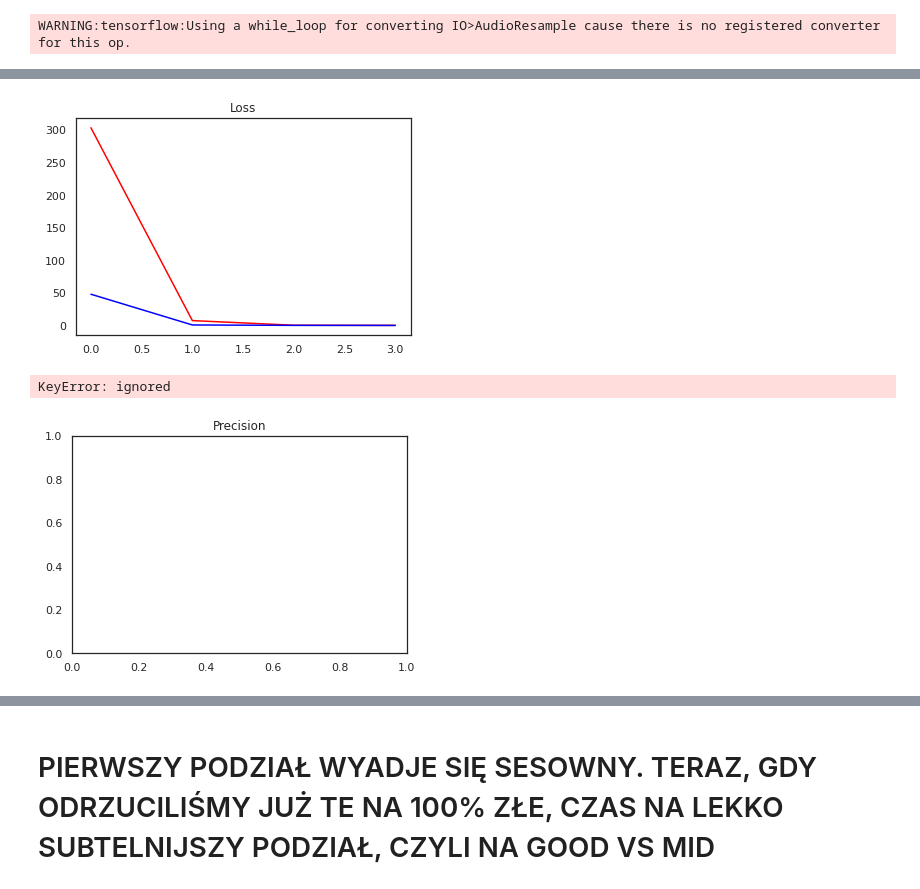
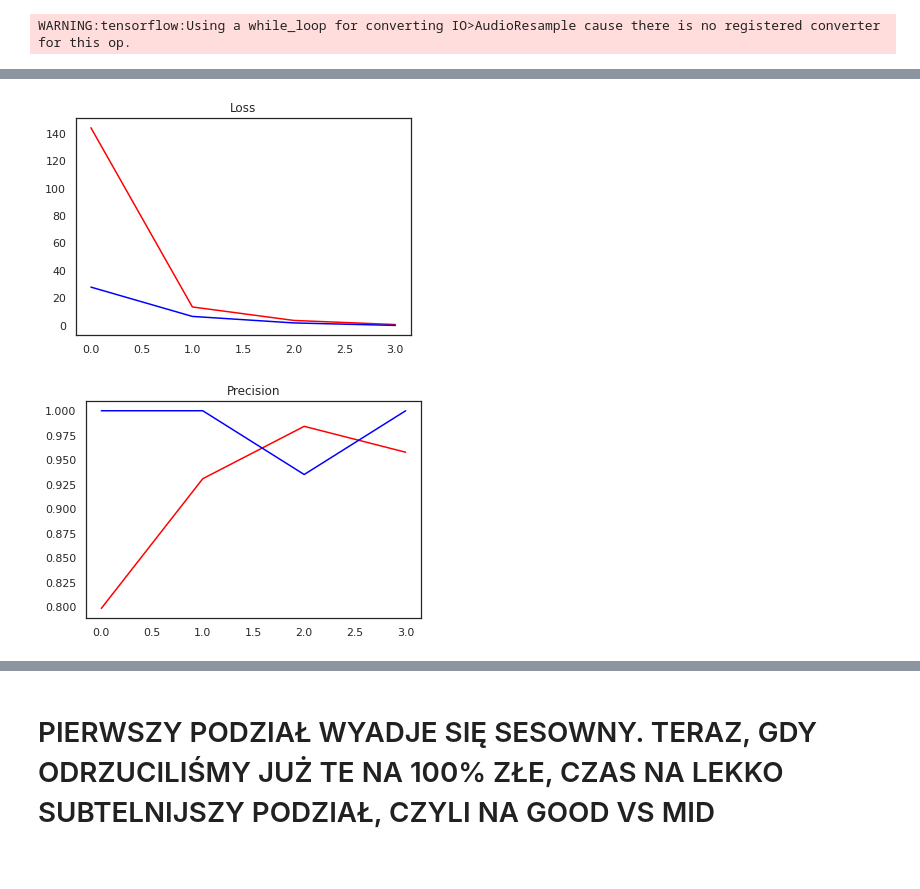
Before and after one commit to pawelszajwaj/Segregation, a Jupyter notebook: Main.ipynb, the cells around one changed output, grey strips where cells are left out. Drawn from its saved outputs; the diff is of its cells as text; code cells hidden in the pictures.

```diff
--- a/Main.ipynb
+++ b/Main.ipynb
@@ -352,6 +347,6 @@ datavar1 = datavar1.prefetch(8)
 WARNING:tensorflow:Using a while_loop for converting IO>AudioResample cause there is no registered converter for this op.
 # %%
 print(len(datavar1))
-train = datavar1.take(16)
-test = datavar1.skip(16).take(8)
+train = datavar1.take(13)
+test = datavar1.skip(13).take(7)
 # %% [output]
@@ -384,14 +399,13 @@ plt.plot(histvar1.history['loss'], 'r')
 plt.plot(histvar1.history['val_loss'],'b')
 plt.show()
 # %% [output]
-[figure, old version]
+[figure, new version]
 # %%
 plt.title("Precision")
-plt.plot(histvar1.history['precision'], 'r')
-plt.plot(histvar1.history['val_precision'],'b')
+plt.plot(histvar1.history['precision_2'], 'r')
+plt.plot(histvar1.history['val_precision_2'],'b')
 plt.show()
 # %% [output]
-KeyError: ignored
-[figure, old version]
+[figure, new version]
 # %%
 plt.title("Recall")
```
Also changed, not shown: parts of 34 cells of this notebook.
